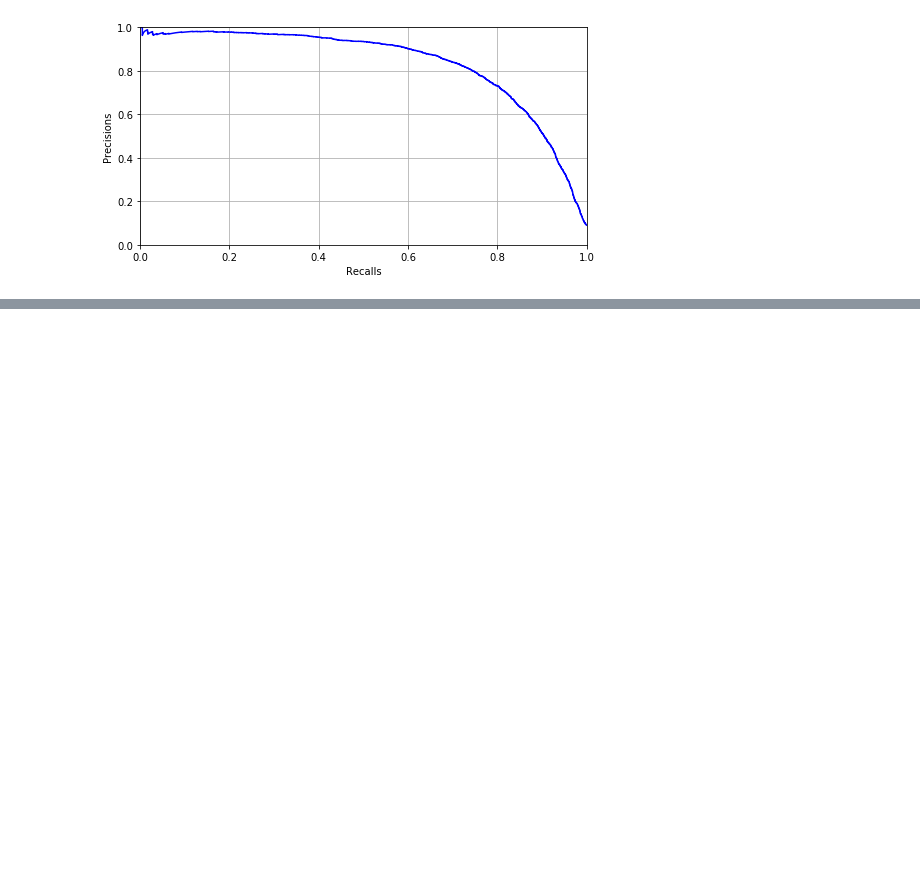
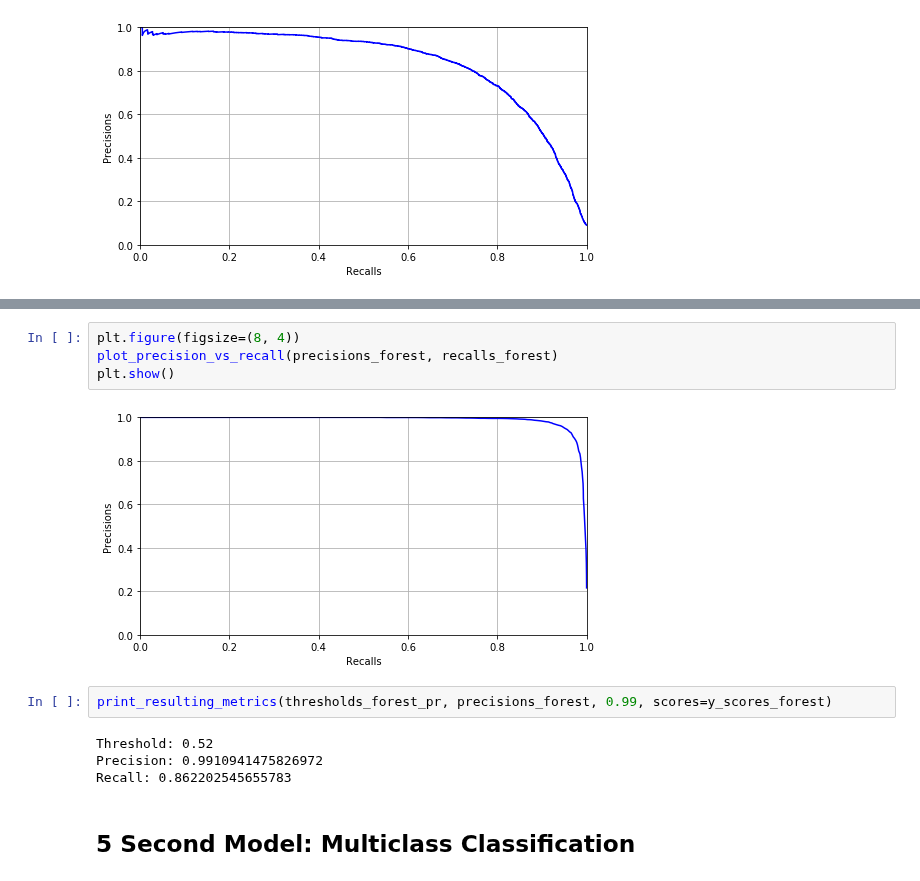
Before and after one commit to codywill/ml-sandbox, a Jupyter notebook: hands-on/Chapter 3 - Handwritten Digits Classification.ipynb, the cells around one changed output, grey strips where cells are left out. Drawn from its saved outputs; the diff is of its cells as text; blank space fills up the shorter version.

```diff
--- a/hands-on/Chapter 3 - Handwritten Digits Classification.ipynb
+++ b/hands-on/Chapter 3 - Handwritten Digits Classification.ipynb
@@ -287,0 +373,14 @@ Recall: 0.4285187234827523
+# %%
+plt.figure(figsize=(8, 4))
+plot_precision_vs_recall(precisions_forest, recalls_forest)
+plt.show()
+# %% [output]
+[figure, added]
+# %%
+print_resulting_metrics(thresholds_forest_pr, precisions_forest, 0.99, scores=y_scores_forest)
+# %% [output]
+Threshold: 0.52
+Precision: 0.9910941475826972
+Recall: 0.862202545655783
+# %% [markdown]
+## 5 Second Model: Multiclass Classification
```
Also changed, not shown: parts of 51 cells of this notebook.
